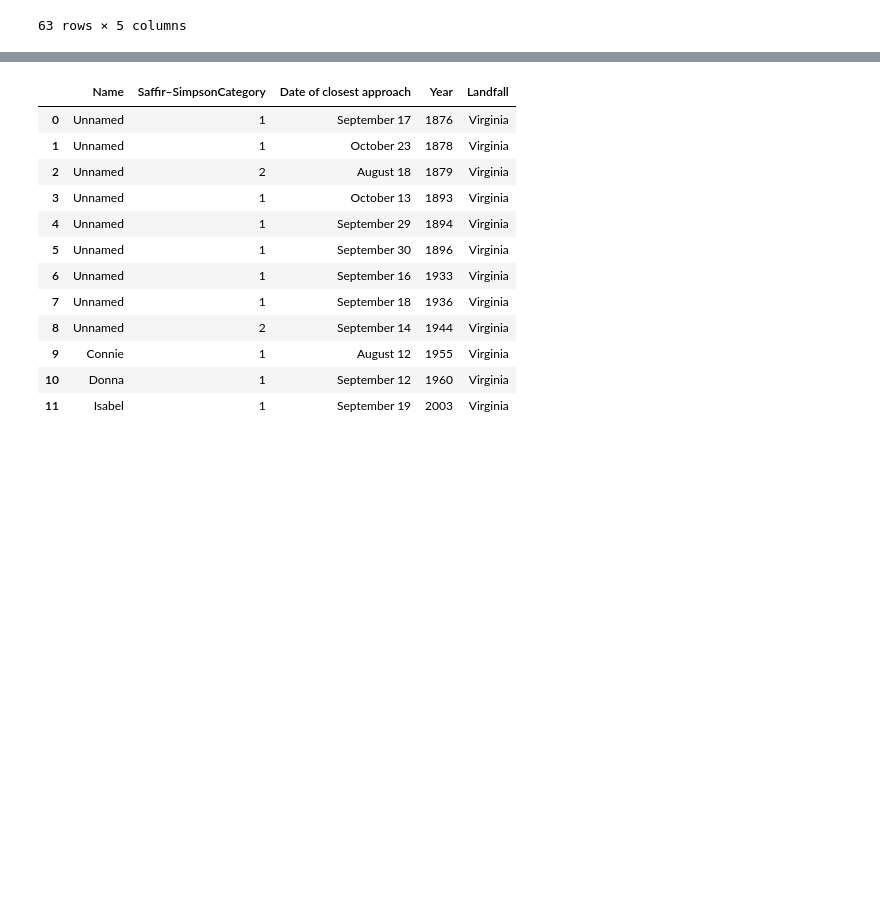
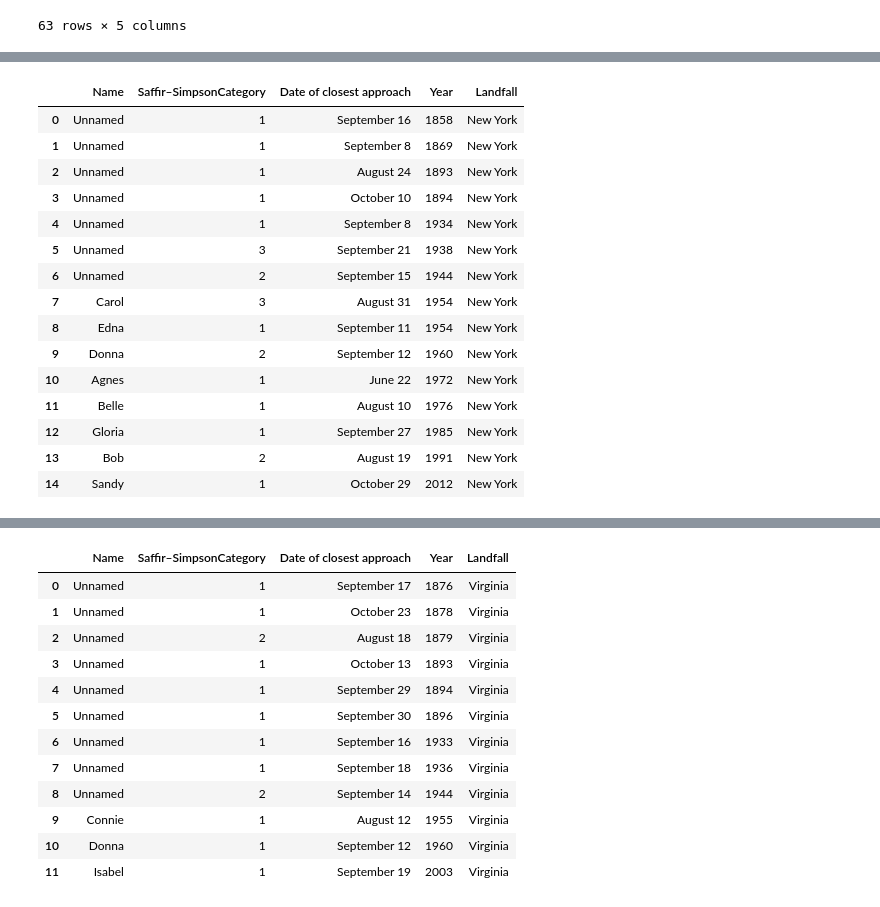
Before and after one commit to jbcleland/StrongWinds, a Jupyter notebook: notebook/Webscrape for each state hurricane.ipynb, the cells around one changed output, grey strips where cells are left out. Cells and saved outputs as stored; diff of their text form; code cells hidden in the pictures; blank space fills up the shorter version.

```diff
--- a/notebook/Webscrape for each state hurricane.ipynb
+++ b/notebook/Webscrape for each state hurricane.ipynb
@@ -217,4 +302,27 @@ New_Jersey = pd.read_html(str(soup.find_all('table', class_=  'wikitable')))[12]
 # %%
 New_York = pd.read_html(str(soup.find_all('table', class_=  'wikitable')))[13]
+# %%
+New_York['Landfall'] = 'New York'
+New_York.drop(New_York.columns[[-2, -3, -4,-5,-6]], axis = 1, inplace = True)
+New_York= New_York.drop(New_York.index[-1:])
+New_York['Saffir–SimpsonCategory'] = New_York['Saffir–SimpsonCategory'].str.extract('(\d+)', expand=False)
+New_York
+# %% [output]
+|  | Name | Saffir–SimpsonCategory | Date of closest approach | Year | Landfall |
+| 0 | Unnamed | 1 | September 16 | 1858 | New York |
+| 1 | Unnamed | 1 | September 8 | 1869 | New York |
+| 2 | Unnamed | 1 | August 24 | 1893 | New York |
+| 3 | Unnamed | 1 | October 10 | 1894 | New York |
+| 4 | Unnamed | 1 | September 8 | 1934 | New York |
+| 5 | Unnamed | 3 | September 21 | 1938 | New York |
+| 6 | Unnamed | 2 | September 15 | 1944 | New York |
+| 7 | Carol | 3 | August 31 | 1954 | New York |
+| 8 | Edna | 1 | September 11 | 1954 | New York |
+| 9 | Donna | 2 | September 12 | 1960 | New York |
+| 10 | Agnes | 1 | June 22 | 1972 | New York |
+| 11 | Belle | 1 | August 10 | 1976 | New York |
+| 12 | Gloria | 1 | September 27 | 1985 | New York |
+| 13 | Bob | 2 | August 19 | 1991 | New York |
+| 14 | Sandy | 1 | October 29 | 2012 | New York |
 # %%
 North_Carolina = pd.read_html(str(soup.find_all('table', class_=  'wikitable')))[14]
```
Also changed, not shown: parts of 25 cells of this notebook, 15 other files.
